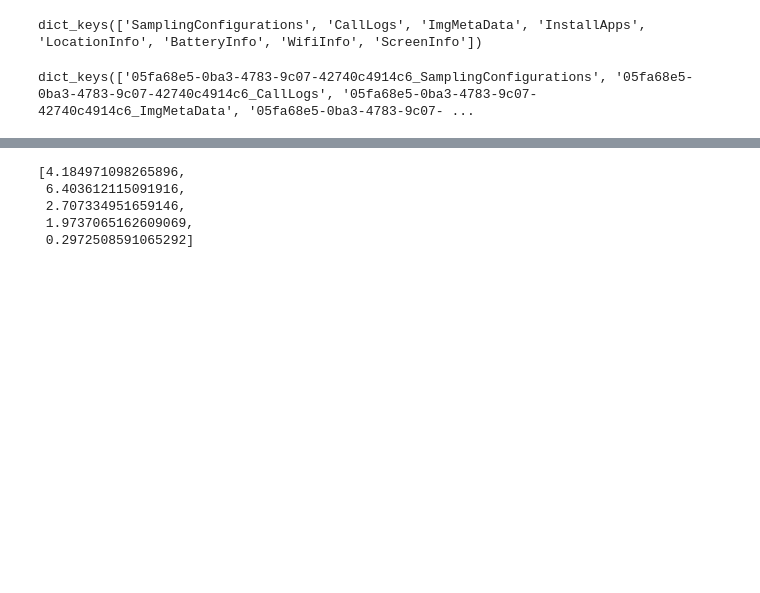
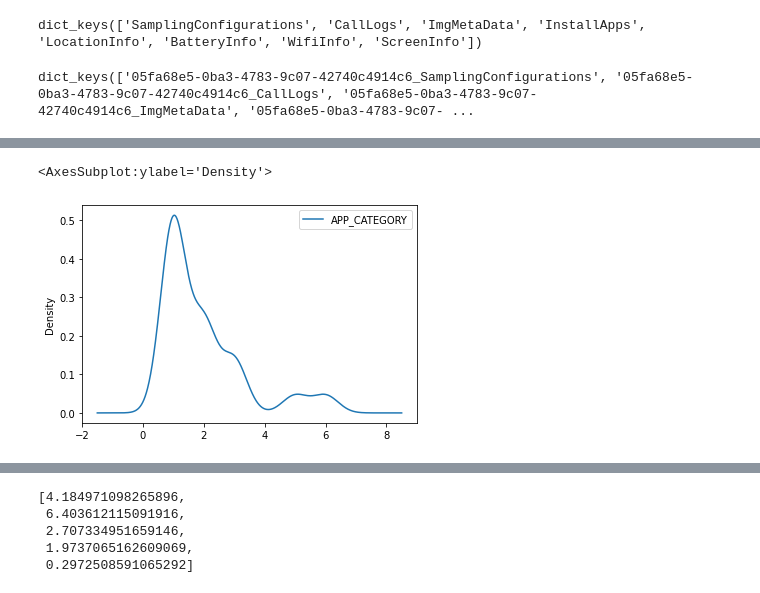
Before and after one commit to oavioz/Louie7Predictors, a Jupyter notebook: metadata_to_vec.ipynb, the cells around one changed output, grey strips where cells are left out. Cells and saved outputs as stored; diff of their text form; code cells hidden in the pictures; blank space fills up the shorter version.

```diff
--- a/metadata_to_vec.ipynb
+++ b/metadata_to_vec.ipynb
@@ -124,0 +183,5 @@ data_field = 'IMAGE_TYPE'
+# %%
+cats.plot.kde(bw_method=0.3)
+# %% [output]
+<AxesSubplot:ylabel='Density'>
+[figure, added]
```
Also changed, not shown: parts of 24 cells of this notebook, 5 other files.
